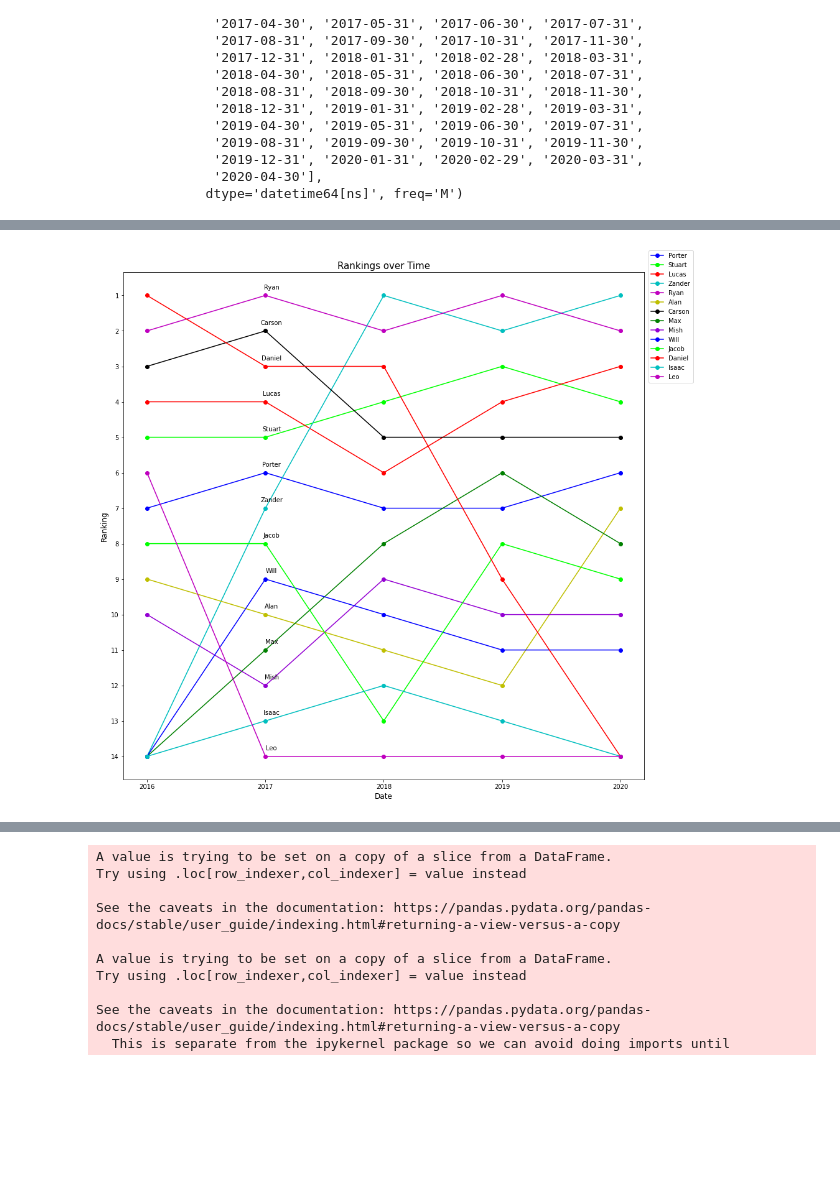
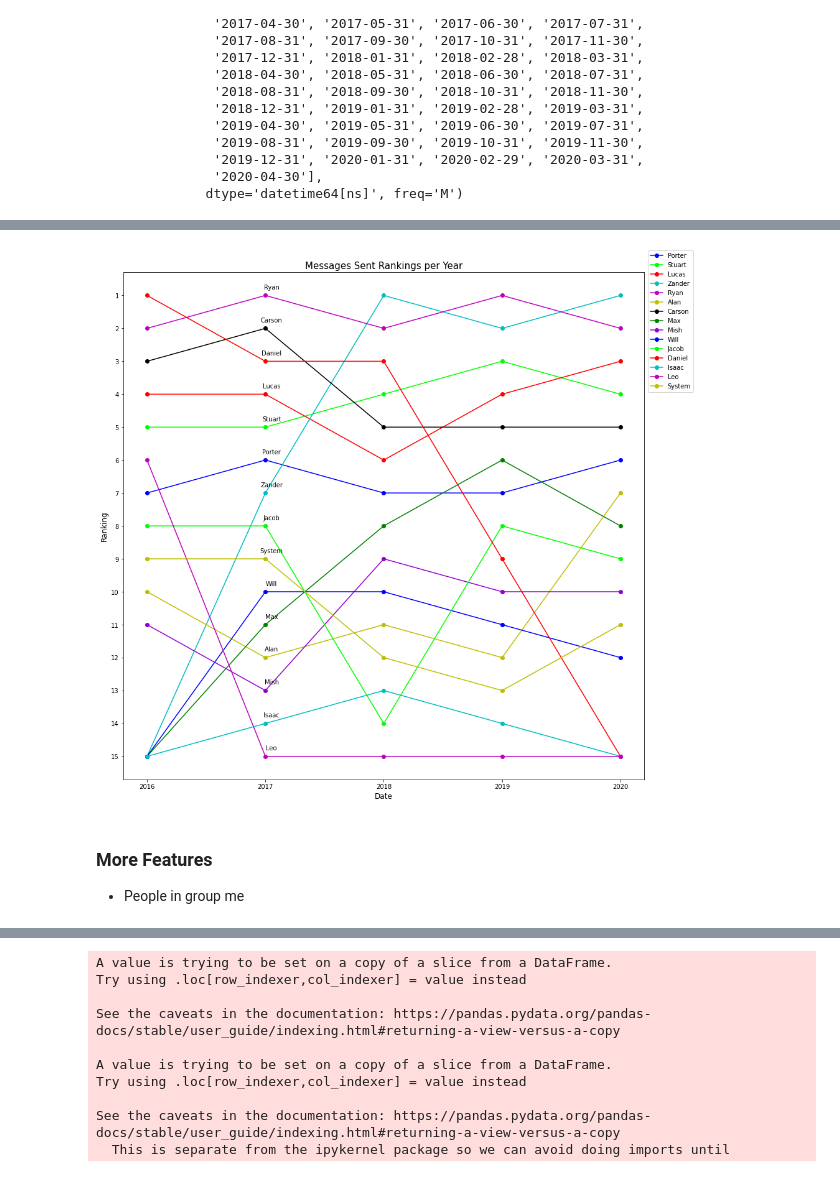
Before and after one commit to porterehunley/TheGroupMeProject, a Jupyter notebook: Analysis.ipynb, the cells around one changed output, grey strips where cells are left out. Drawn from its saved outputs; the diff is of its cells as text; code cells hidden in the pictures; blank space fills up the shorter version.

```diff
--- a/Analysis.ipynb
+++ b/Analysis.ipynb
@@ -42,7 +54,8 @@ name_dict={
     "Jacob"  : '23024901',
     "Daniel" : '19090345',
     "Isaac"  : '19090349',
-    "Leo"    : '22241097'
+    "Leo"    : '22241097',
+    "System" : 'system'
 }
 # %%
 #Just the humans
@@ -62,3 +82,5 @@ data.head()
+# %%
+data = data.drop(columns =['avatar_url', 'id', 'group_id', 'source_guid', 'platform', 'event'])
 # %%
 len(data.index)
 # %% [output]
@@ -243,7 +258,7 @@ for name in name_dict.keys():
 import matplotlib.pyplot as plt
 
 plt.figure(figsize=(15, 15))
-plt.title("Rankings over Time", fontsize=15)
+plt.title("Messages Sent Rankings per Year", fontsize=15)
 plt.ylabel("Ranking", fontsize=12)
 plt.xlabel("Date", fontsize=12)
 
@@ -260,33 +275,36 @@ for year in years:
     vals = rows['true_name'].value_counts()
 
     for name in name_dict.keys():
         #get ranking
         ranking = np.where(vals.index==name)[0] + 1
         if len(ranking) == 0:
-            ranking = np.array([14])
+            ranking = np.array([15])
 
         if name not in rank_dict:
             rank_dict[name] = []
 
         rank_dict[name].append(ranking.tolist()[0])
 
 counter = 0
 for name in name_dict.keys():
     plt.plot(['2016', '2017','2018','2019','2020'], rank_dict[name], color=colors[counter % (len(colors))], marker='o')
     counter+=1
     plt.annotate(name, # this is the text
             ('2017', rank_dict[name][1]), # this is the point to label
             textcoords="offset points", # how to position the text
             xytext=(10,10), # distance from text to points (x,y)
             ha='center') # horizontal alignment can be left, right or center
 
 
 
 
-plt.yticks(range(14,0,-1))
+plt.yticks(range(15,0,-1))
 ax = plt.gca()
 ax.set_ylim(ax.get_ylim()[::-1])
 plt.legend(name_dict.keys(), bbox_to_anchor=(1.1, 1.05))
 plt.show()
 # %% [output]
-[figure, old version]
+[figure, new version]
+# %% [markdown]
+### More Features
+- People in group me
```
Also changed, not shown: parts of 61 cells of this notebook, 19 other files.
